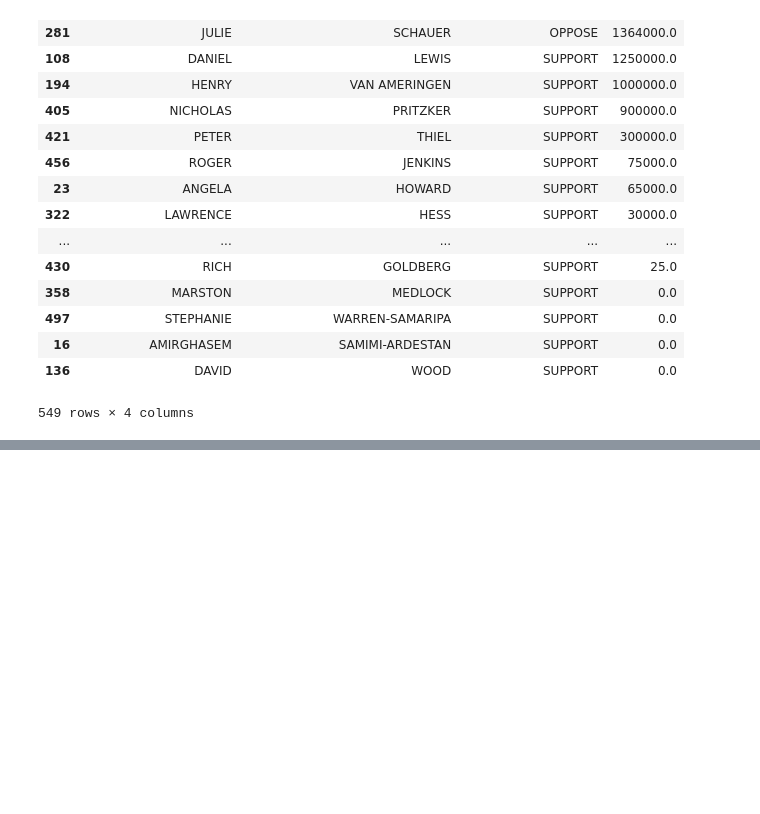
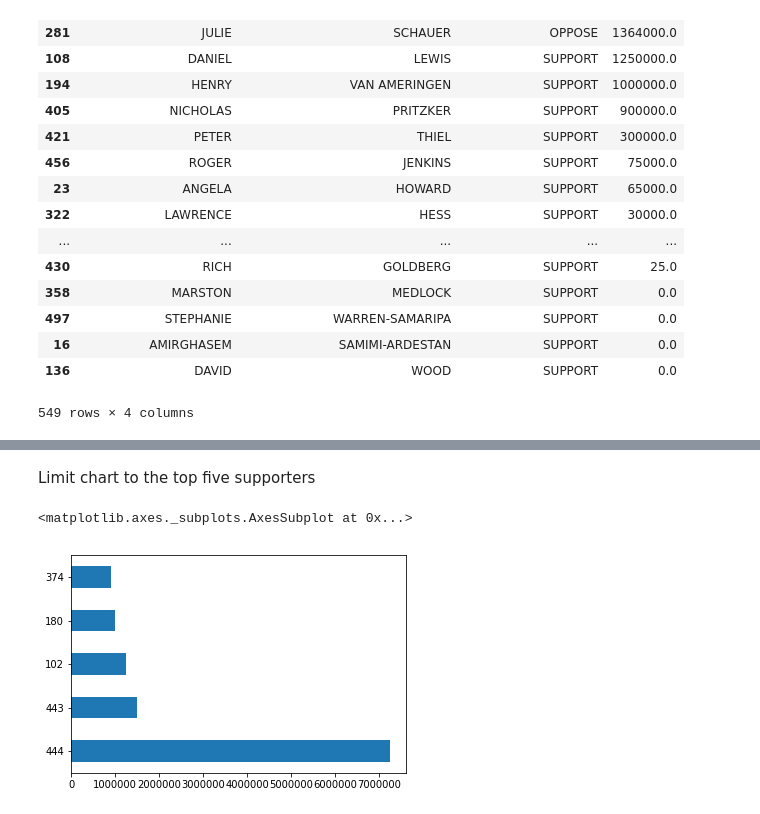
Before and after one commit to TheBobThe/first-python-notebook, a Jupyter notebook: Module 0 Work.ipynb, the cells around one changed output, grey strips where cells are left out. Saved outputs shown, nothing was run; the diff lists cells and outputs as text; code cells hidden in the pictures; blank space fills up the shorter version.

```diff
--- a/Module 0 Work.ipynb
+++ b/Module 0 Work.ipynb
@@ -348,0 +387,7 @@ merged.groupby(["contributor_firstname", "contributor_lastname", "committee_posi
+# %% [markdown]
+Limit chart to the top five supporters
+# %%
+top_supporters.head(5).amount.plot.barh()
+# %% [output]
+<matplotlib.axes._subplots.AxesSubplot at 0x...>
+[figure, added]
```
Also changed, not shown: parts of 23 cells of this notebook.
